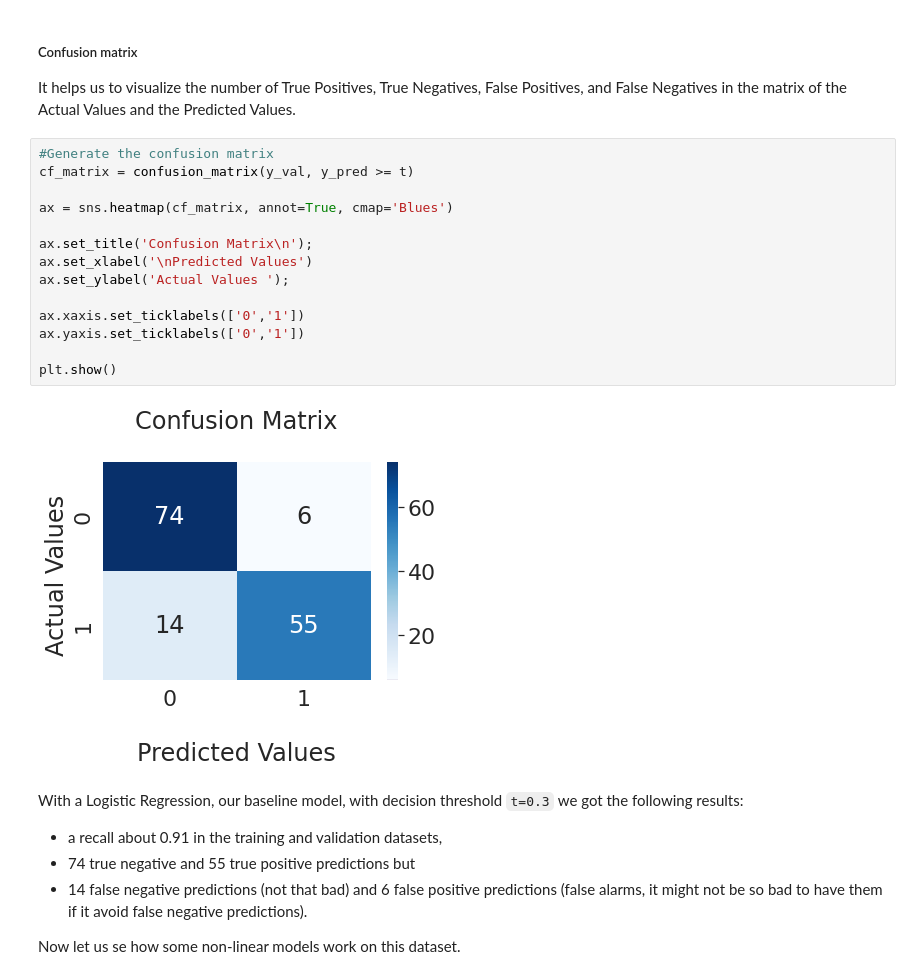
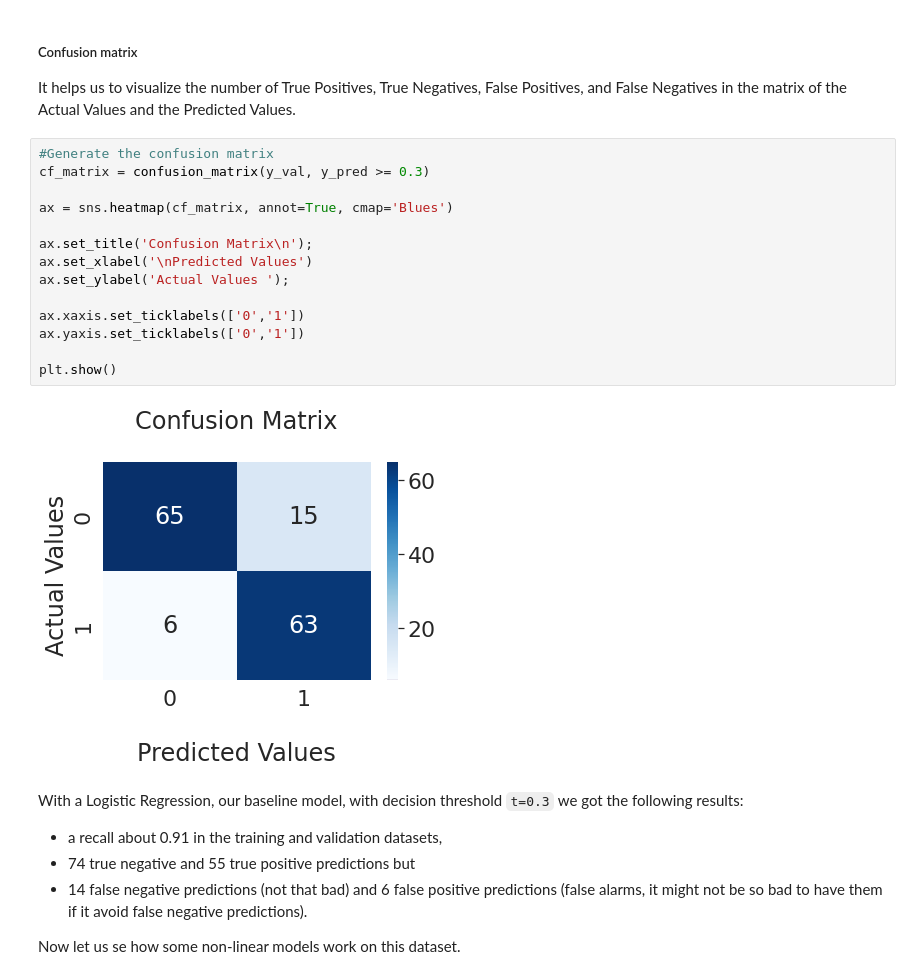
Before and after one commit to MMdeCastro/ml-zoomcamp, a Jupyter notebook: S14_Third_Project/Heart_Failure.ipynb, the cells around one changed output. Drawn from its saved outputs; the diff is of its cells as text.

````diff
--- a/S14_Third_Project/Heart_Failure.ipynb
+++ b/S14_Third_Project/Heart_Failure.ipynb
@@ -789,20 +788,20 @@ The performances of the model on the training and validation datasets are simila
 It helps us to visualize the number of True Positives, True Negatives, False Positives, and False Negatives in the matrix of the Actual Values and the Predicted Values.
 # %%
 #Generate the confusion matrix
-cf_matrix = confusion_matrix(y_val, y_pred >= t)
+cf_matrix = confusion_matrix(y_val, y_pred >= 0.3)
 
 ax = sns.heatmap(cf_matrix, annot=True, cmap='Blues')
 
 ax.set_title('Confusion Matrix\n');
 ax.set_xlabel('\nPredicted Values')
 ax.set_ylabel('Actual Values ');
 
 ax.xaxis.set_ticklabels(['0','1'])
 ax.yaxis.set_ticklabels(['0','1'])
 
 plt.show()
 # %% [output]
-[figure, old version]
+[figure, new version]
 # %% [markdown]
 With a Logistic Regression, our baseline model, with decision threshold ```t=0.3``` we got the following results:
 + a recall about 0.91 in the training and validation datasets,
````
Also changed, not shown: parts of 9 cells of this notebook.
